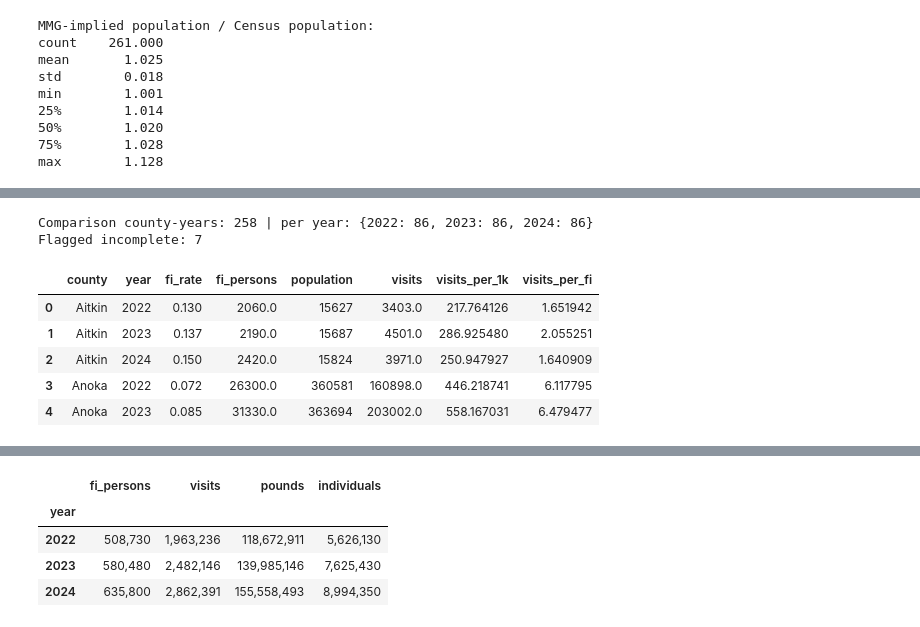
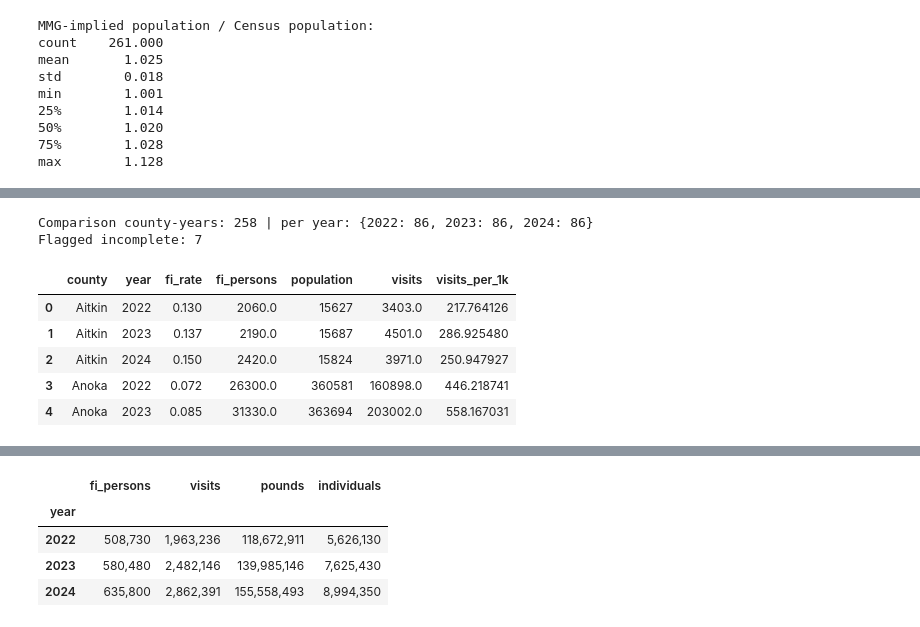
Before and after one commit to MukhHz/MINNEMUDAC_2026, a Jupyter notebook: notebooks/q1_need_vs_foodshelf_activity.ipynb, the cells around one changed output, grey strips where cells are left out. Saved outputs shown, nothing was run; the diff lists cells and outputs as text; code cells hidden in the pictures.

```diff
--- a/notebooks/q1_need_vs_foodshelf_activity.ipynb
+++ b/notebooks/q1_need_vs_foodshelf_activity.ipynb
@@ -397,25 +300,24 @@ Plus a flag `incomplete` = fewer than 12 reported months **or** more than 10% of
 # %%
 for m in METRICS:
     df[f"{m}_per_1k"] = df[m] / df["population"] * 1000
-    df[f"{m}_per_fi"] = df[m] / df["fi_persons"]
 
 df["incomplete"] = (df["months_reported"] < 12) | (df["share_site_months_missing"] > 0.10)
 df = df.drop(columns=["merge_fs", "merge_pop"])
 
 # The comparison set: every county-year that has food shelf activity
 comp = df.dropna(subset=["visits"]).copy()
 print("Comparison county-years:", len(comp), "| per year:", comp.groupby("year").size().to_dict())
 print("Flagged incomplete:", int(comp["incomplete"].sum()))
-comp[["county", "year", "fi_rate", "fi_persons", "population", "visits", "visits_per_1k", "visits_per_fi"]].head()
+comp[["county", "year", "fi_rate", "fi_persons", "population", "visits", "visits_per_1k"]].head()
 # %% [output]
 Comparison county-years: 258 | per year: {2022: 86, 2023: 86, 2024: 86}
 Flagged incomplete: 7
-|  | county | year | fi_rate | fi_persons | population | visits | visits_per_1k | visits_per_fi |
-| 0 | Aitkin | 2022 | 0.130 | 2060.0 | 15627 | 3403.0 | 217.764126 | 1.651942 |
-| 1 | Aitkin | 2023 | 0.137 | 2190.0 | 15687 | 4501.0 | 286.925480 | 2.055251 |
-| 2 | Aitkin | 2024 | 0.150 | 2420.0 | 15824 | 3971.0 | 250.947927 | 1.640909 |
-| 3 | Anoka | 2022 | 0.072 | 26300.0 | 360581 | 160898.0 | 446.218741 | 6.117795 |
-| 4 | Anoka | 2023 | 0.085 | 31330.0 | 363694 | 203002.0 | 558.167031 | 6.479477 |
+|  | county | year | fi_rate | fi_persons | population | visits | visits_per_1k |
+| 0 | Aitkin | 2022 | 0.130 | 2060.0 | 15627 | 3403.0 | 217.764126 |
+| 1 | Aitkin | 2023 | 0.137 | 2190.0 | 15687 | 4501.0 | 286.925480 |
+| 2 | Aitkin | 2024 | 0.150 | 2420.0 | 15824 | 3971.0 | 250.947927 |
+| 3 | Anoka | 2022 | 0.072 | 26300.0 | 360581 | 160898.0 | 446.218741 |
+| 4 | Anoka | 2023 | 0.085 | 31330.0 | 363694 | 203002.0 | 558.167031 |
 # %% [markdown]
 ## 6. Exploratory comparison
 
```
Also changed, not shown: parts of 113 cells of this notebook, 3 other files.
